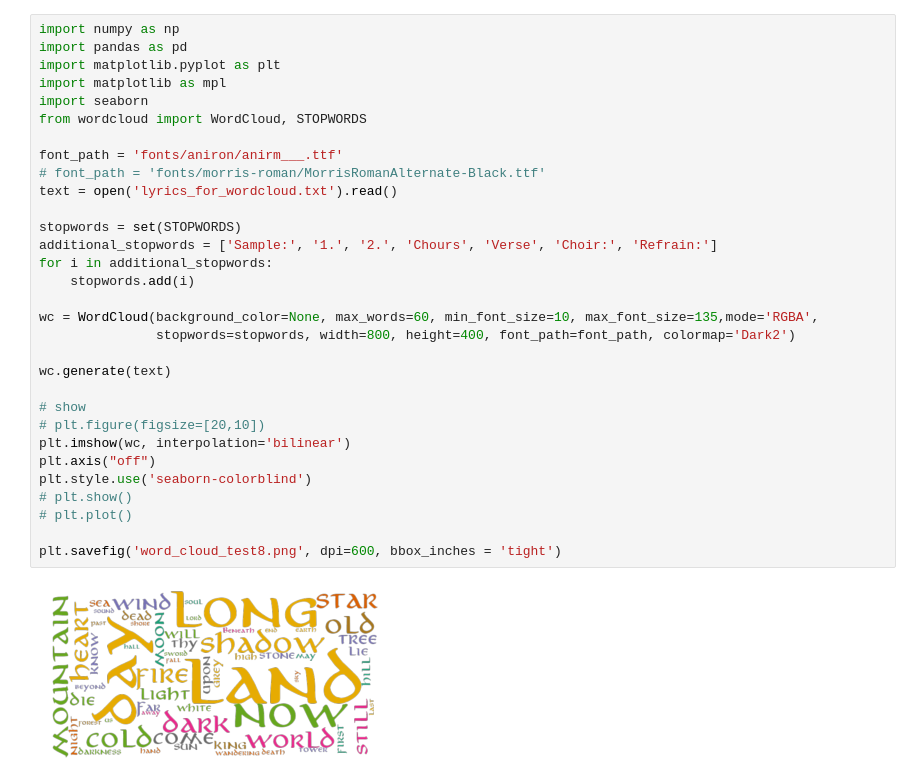
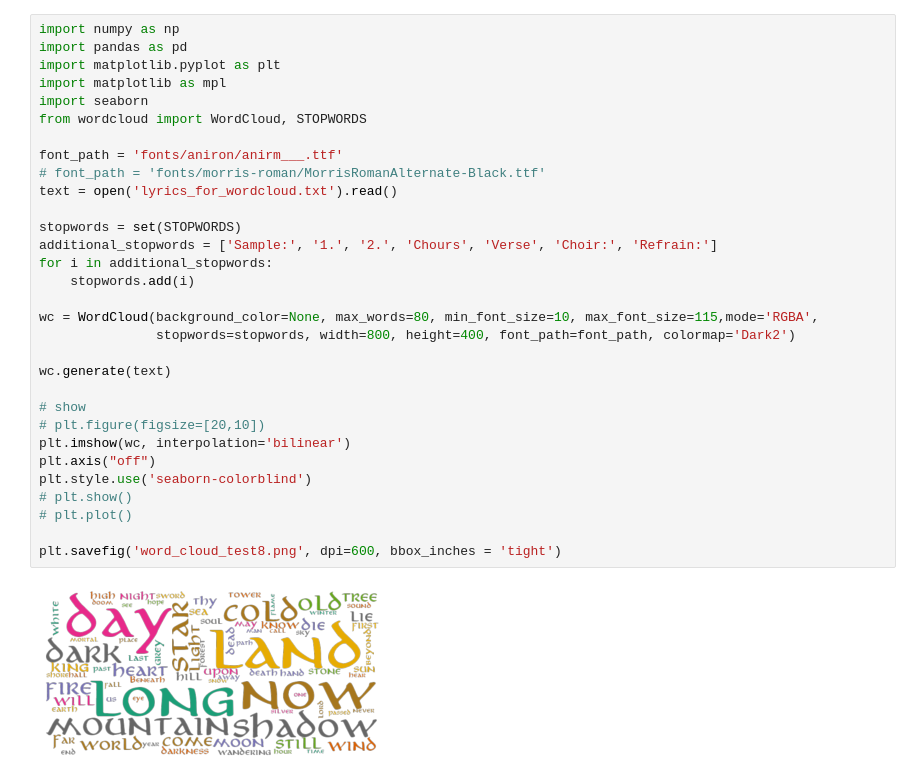
Before and after one commit to taraliu23/Viz_of_Summoning_and_Middle_Earth, a Jupyter notebook: wordcloud.ipynb, the cells around one changed output. Drawn from its saved outputs; the diff is of its cells as text.

Commit message:
cuter plot

```diff
--- a/wordcloud.ipynb
+++ b/wordcloud.ipynb
@@ -2,35 +2,35 @@
 import numpy as np
 import pandas as pd
 import matplotlib.pyplot as plt
 import matplotlib as mpl
 import seaborn
 from wordcloud import WordCloud, STOPWORDS
 
 font_path = 'fonts/aniron/anirm___.ttf'
 # font_path = 'fonts/morris-roman/MorrisRomanAlternate-Black.ttf'
 text = open('lyrics_for_wordcloud.txt').read()
 
 stopwords = set(STOPWORDS)
 additional_stopwords = ['Sample:', '1.', '2.', 'Chours', 'Verse', 'Choir:', 'Refrain:']
 for i in additional_stopwords:
     stopwords.add(i)
 
-wc = WordCloud(background_color=None, max_words=60, min_font_size=10, max_font_size=135,mode='RGBA',
+wc = WordCloud(background_color=None, max_words=80, min_font_size=10, max_font_size=115,mode='RGBA',
                stopwords=stopwords, width=800, height=400, font_path=font_path, colormap='Dark2')
 
 wc.generate(text)
 
 # show
 # plt.figure(figsize=[20,10])
 plt.imshow(wc, interpolation='bilinear')
 plt.axis("off")
 plt.style.use('seaborn-colorblind')
 # plt.show()
 # plt.plot()
 
 plt.savefig('word_cloud_test8.png', dpi=600, bbox_inches = 'tight')
 # %% [output]
-[figure, old version]
+[figure, new version]
 # %%
 import numpy as np
 import pandas as pd
```
Also changed, not shown: parts of 1 cell of this notebook, 19 other files.
